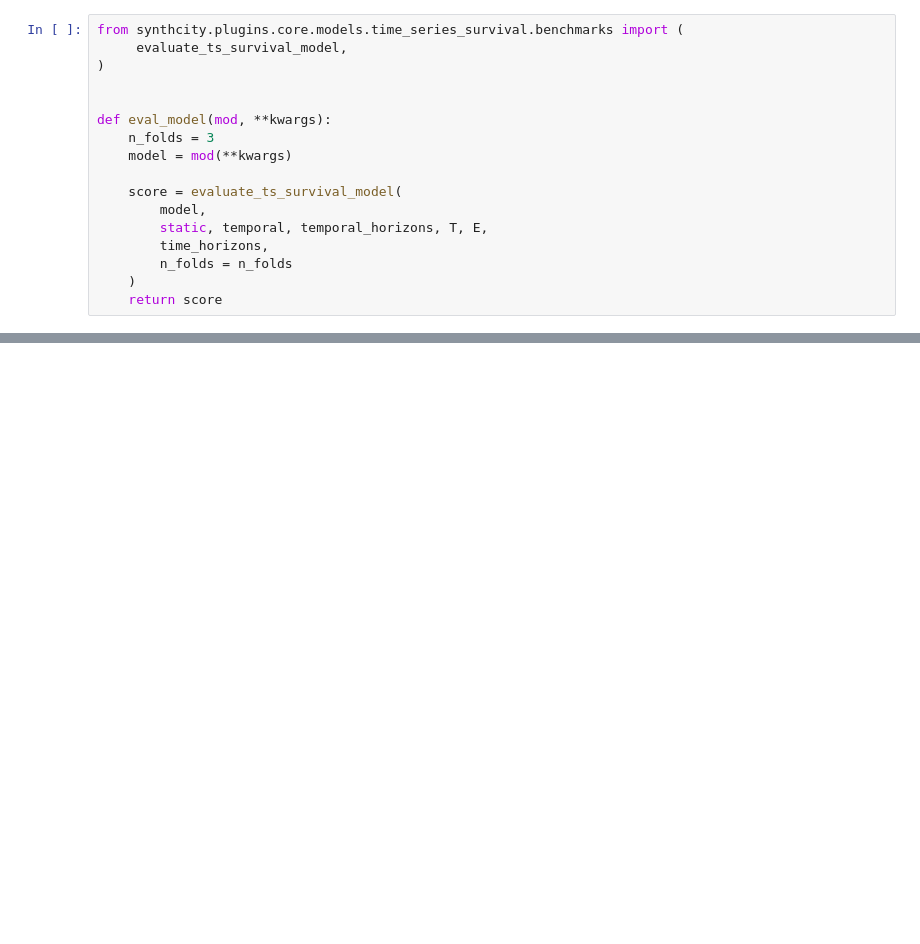
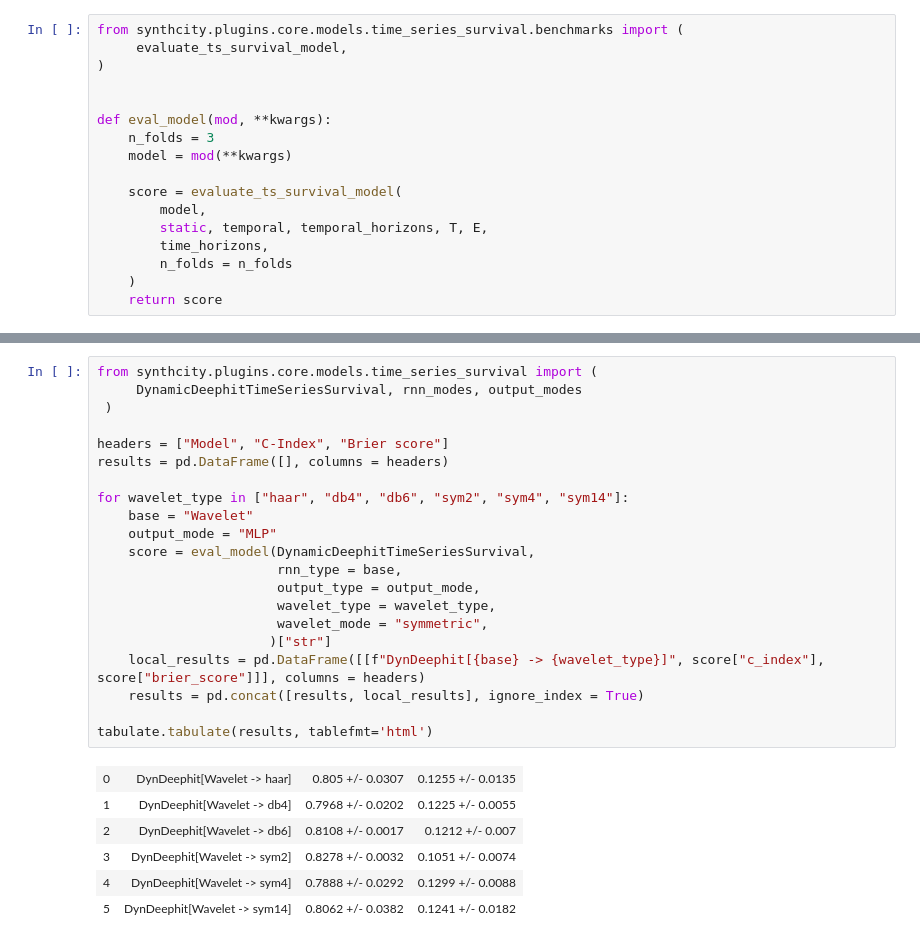
Before and after one commit to vanderschaarlab/synthcity, a Jupyter notebook: tutorials/experiments/time_series/datasets/pbc.ipynb, the cells around one changed output, grey strips where cells are left out. Drawn from its saved outputs; the diff is of its cells as text; blank space fills up the shorter version.

```diff
--- a/tutorials/experiments/time_series/datasets/pbc.ipynb
+++ b/tutorials/experiments/time_series/datasets/pbc.ipynb
@@ -67,3 +65,31 @@ tabulate.tabulate(results, tablefmt='html')
+# %%
+from synthcity.plugins.core.models.time_series_survival import (
+     DynamicDeephitTimeSeriesSurvival, rnn_modes, output_modes
+ )
+
+headers = ["Model", "C-Index", "Brier score"]
+results = pd.DataFrame([], columns = headers)
+
+for wavelet_type in ["haar", "db4", "db6", "sym2", "sym4", "sym14"]:
+    base = "Wavelet"
+    output_mode = "MLP"
+    score = eval_model(DynamicDeephitTimeSeriesSurvival,
+                       rnn_type = base,
+                       output_type = output_mode,
+                       wavelet_type = wavelet_type,
+                       wavelet_mode = "symmetric",
+                      )["str"]
+    local_results = pd.DataFrame([[f"DynDeephit[{base} -> {wavelet_type}]", score["c_index"], score["brier_score"]]], columns = headers)
+    results = pd.concat([results, local_results], ignore_index = True)
+
+tabulate.tabulate(results, tablefmt='html')
+# %% [output]
+| 0 | DynDeephit[Wavelet -> haar] | 0.805 +/- 0.0307 | 0.1255 +/- 0.0135 |
+| 1 | DynDeephit[Wavelet -> db4] | 0.7968 +/- 0.0202 | 0.1225 +/- 0.0055 |
+| 2 | DynDeephit[Wavelet -> db6] | 0.8108 +/- 0.0017 | 0.1212 +/- 0.007 |
+| 3 | DynDeephit[Wavelet -> sym2] | 0.8278 +/- 0.0032 | 0.1051 +/- 0.0074 |
+| 4 | DynDeephit[Wavelet -> sym4] | 0.7888 +/- 0.0292 | 0.1299 +/- 0.0088 |
+| 5 | DynDeephit[Wavelet -> sym14] | 0.8062 +/- 0.0382 | 0.1241 +/- 0.0182 |
 # %%
 from synthcity.plugins.core.models.time_series_survival import (
      CoxTimeSeriesSurvival,
```
Also changed, not shown: parts of 6 cells of this notebook, 2 other files.
